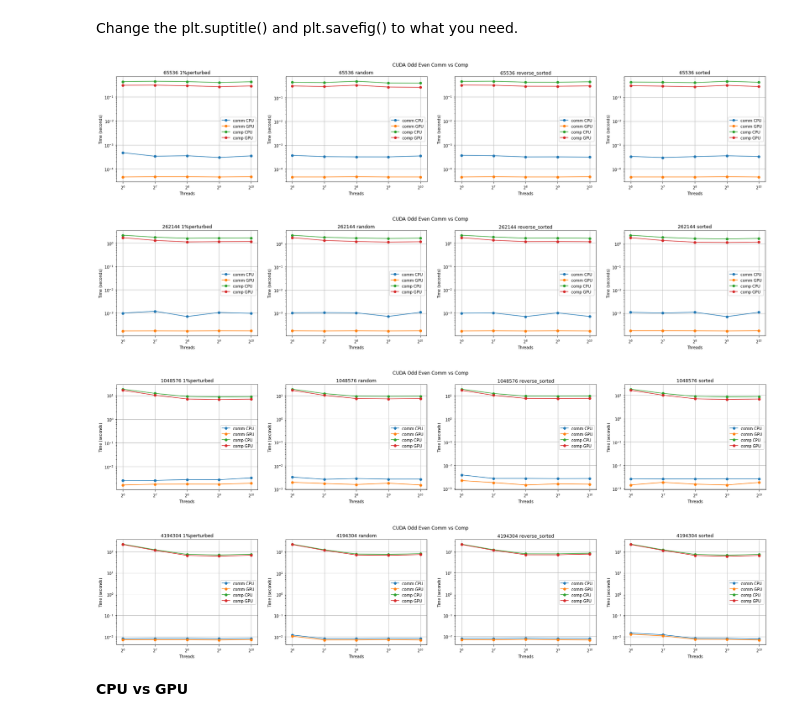
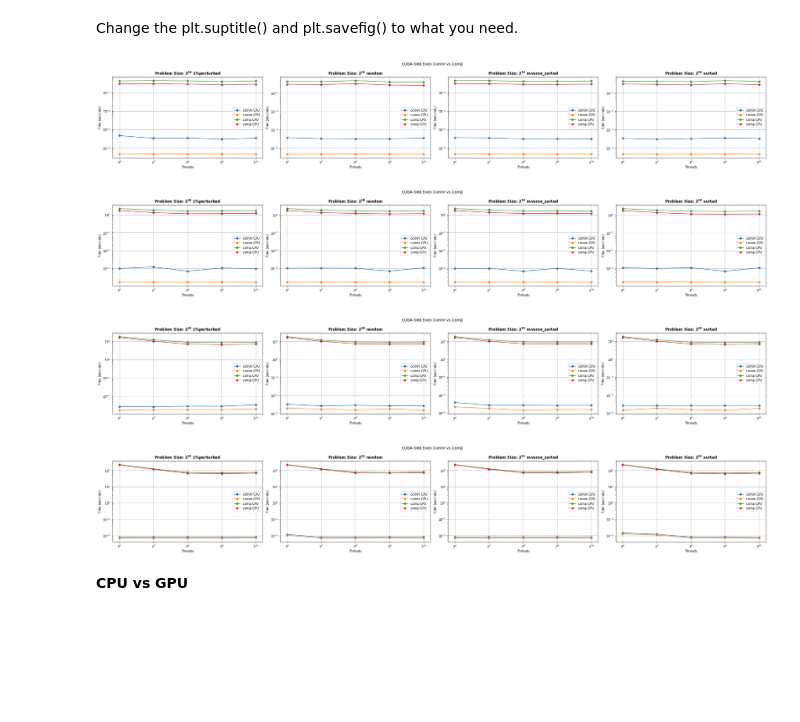
Before and after one commit to mzhang8132/CSCE435_Project, a Jupyter notebook: cuda_odd_even/cuda_odd_even.ipynb, the cells around one changed output. Drawn from its saved outputs; the diff is of its cells as text; code cells hidden in the pictures; blank space fills up the shorter version.

```diff
--- a/cuda_odd_even/cuda_odd_even.ipynb
+++ b/cuda_odd_even/cuda_odd_even.ipynb
@@ -187,11 +188,11 @@ iter = 0
 for i in num_vals:
     for j in types:
         ax[iter].plot(
-            ctk.dataframe[idx[(i, j), "Total time"]].loc['main'] + ctk.dataframe[idx[(i, j), "Total GPU time"]].loc['main'],
+            ctk.dataframe[idx[(i, j), "Avg time/rank"]].loc['main'] + ctk.dataframe[idx[(i, j), "Avg GPU time/rank"]].loc['main'],
             marker='o',
             label = j
         )
-    ax[iter].set_title("Problem Size: " + str(i))
+    ax[iter].set_title(rf"Problem Size: $\mathregular{{2^{{{str(frexp(i)[1] - 1)}}}}}$", fontsize=12, weight='bold')
     ax[iter].set_xlabel("Threads")
     ax[iter].set_ylabel("Time (seconds)")
     ax[iter].set_yscale("log", base=10)
@@ -202,6 +203,7 @@ for i in num_vals:
     iter += 1
 #ax[-1, -1].axis('off')
 plt.suptitle("CUDA Odd Even Strong Scaling")
-plt.savefig("cuda_odd_even_graph/strong_scaling.svg")
+fig.tight_layout()
+plt.savefig("cuda_odd_even_graph/strong_scaling.png")
 plt.show()
 # %% [output]
@@ -300,26 +303,26 @@ fig, ax = plt.subplots(1, 4, figsize=(30, 5))
 iter = 0
 
 for i in types:
-    small_r1 = pd.DataFrame(small_subset.loc[:, idx[((small_subset_size[0], i),), "Total time"]].loc[subset_threads[0]]).loc[((small_subset_size[0], i),)]
-    small_r2 = pd.DataFrame(small_subset.loc[:, idx[((small_subset_size[1], i),), "Total time"]].loc[subset_threads[1]]).loc[((small_subset_size[1], i),)]
-    small_r3 = pd.DataFrame(small_subset.loc[:, idx[((small_subset_size[2], i),), "Total time"]].loc[subset_threads[2]]).loc[((small_subset_size[2], i),)]
+    small_r1 = pd.DataFrame(small_subset.loc[:, idx[((small_subset_size[0], i),), "Avg time/rank"]].loc[subset_threads[0]]).loc[((small_subset_size[0], i),)]
+    small_r2 = pd.DataFrame(small_subset.loc[:, idx[((small_subset_size[1], i),), "Avg time/rank"]].loc[subset_threads[1]]).loc[((small_subset_size[1], i),)]
+    small_r3 = pd.DataFrame(small_subset.loc[:, idx[((small_subset_size[2], i),), "Avg time/rank"]].loc[subset_threads[2]]).loc[((small_subset_size[2], i),)]
 
-    large_r1 = pd.DataFrame(large_subset.loc[:, idx[((large_subset_size[0], i),), "Total time"]].loc[subset_threads[0]]).loc[((large_subset_size[0], i),)]
-    large_r2 = pd.DataFrame(large_subset.loc[:, idx[((large_subset_size[1], i),), "Total time"]].loc[subset_threads[1]]).loc[((large_subset_size[1], i),)]
-    large_r3 = pd.DataFrame(large_subset.loc[:, idx[((large_subset_size[2], i),), "Total time"]].loc[subset_threads[2]]).loc[((large_subset_size[2], i),)]
+    large_r1 = pd.DataFrame(large_subset.loc[:, idx[((large_subset_size[0], i),), "Avg time/rank"]].loc[subset_threads[0]]).loc[((large_subset_size[0], i),)]
+    large_r2 = pd.DataFrame(large_subset.loc[:, idx[((large_subset_size[1], i),), "Avg time/rank"]].loc[subset_threads[1]]).loc[((large_subset_size[1], i),)]
+    large_r3 = pd.DataFrame(large_subset.loc[:, idx[((large_subset_size[2], i),), "Avg time/rank"]].loc[subset_threads[2]]).loc[((large_subset_size[2], i),)]
 
     ax[iter].plot(
         small_r1.merge(small_r2, how='cross').merge(small_r3, how='cross').T,
         marker='o',
-        label = str(small_subset_size[0]/subset_threads[0]) + "jobs per thread"
+        label = str(small_subset_size[0]/subset_threads[0]) + " jobs per thread"
     )
     ax[iter].plot(
         large_r1.merge(large_r2, how='cross').merge(large_r3, how='cross').T,
         marker='o',
-        label = str(large_subset_size[0]/subset_threads[0]) + "jobs per thread"
+        label = str(large_subset_size[0]/subset_threads[0]) + " jobs per thread"
     )
 
-    ax[iter].set_title("Input Type: " + i)
+    ax[iter].set_title(rf"Input Type: " + i, fontsize=12, weight='bold')
     ax[iter].set_xlabel("Threads")
     ax[iter].set_ylabel("Time (seconds)")
     ax[iter].set_yscale("log", base=10)
@@ -330,6 +333,7 @@ for i in types:
     iter += 1
 
 plt.suptitle("CUDA Odd Even Weak Scaling")
-plt.savefig("cuda_odd_even_graph/weak_scaling.svg")
+fig.tight_layout()
+plt.savefig("cuda_odd_even_graph/weak_scaling.png")
 plt.show()
 # %% [output]
@@ -343,43 +347,45 @@ for i in num_vals:
     fig, ax = plt.subplots(1, 4, figsize=(30, 5))
     iter = 0
     for j in types:
         ax[iter].plot(
-            ctk.dataframe.loc['comm', idx[((i, j),), "Total time"]],
+            ctk.dataframe.loc['comm', idx[((i, j),), "Avg time/rank"]],
             marker='o',
             label = "comm CPU"
         )
         ax[iter].plot(
-            ctk.dataframe.loc['comm', idx[((i, j),), "Total GPU time"]],
+            ctk.dataframe.loc['comm', idx[((i, j),), "Avg GPU time/rank"]],
             marker='o',
             label = "comm GPU"
         )
         ax[iter].plot(
-            ctk.dataframe.loc['comp', idx[((i, j),), "Total time"]],
+            ctk.dataframe.loc['comp', idx[((i, j),), "Avg time/rank"]],
             marker='o',
             label = "comp CPU"
         )
         ax[iter].plot(
-            ctk.dataframe.loc['comp', idx[((i, j),), "Total GPU time"]],
+            ctk.dataframe.loc['comp', idx[((i, j),), "Avg GPU time/rank"]],
             marker='o',
             label = "comp GPU"
         )
-        ax[iter].set_title(str(i) + " " + j)
+        ax[iter].set_title(rf"Problem Size: $\mathregular{{2^{{{str(frexp(i)[1] - 1)}}}}}$ " + j, fontsize=12, weight='bold')
         ax[iter].set_xlabel("Threads")
         ax[iter].set_ylabel("Time (seconds)")
         ax[iter].set_yscale("log", base=10)
         ax[iter].set_xscale("log", base=2)
         ax[iter].grid(True)
         ax[iter].set_xticks(threads)
         ax[iter].legend()
         iter += 1
+
     plt.suptitle("CUDA Odd Even Comm vs Comp")
-    plt.savefig("cuda_odd_even_graph/" + str(i) + "_comm_comp.svg")
+    fig.tight_layout()
+    plt.savefig("cuda_odd_even_graph/" + str(i) + "_comm_comp.png")
     plt.show()
 # %% [output]
-[figure, old version]
+[figure, new version]
-[figure, old version]
+[figure, new version]
-[figure, old version]
+[figure, new version]
-[figure, old version]
+[figure, new version]
 # %% [markdown]
 **CPU vs GPU**
 # %% [markdown]
```
Also changed, not shown: parts of 9 cells of this notebook, 29 other files.
